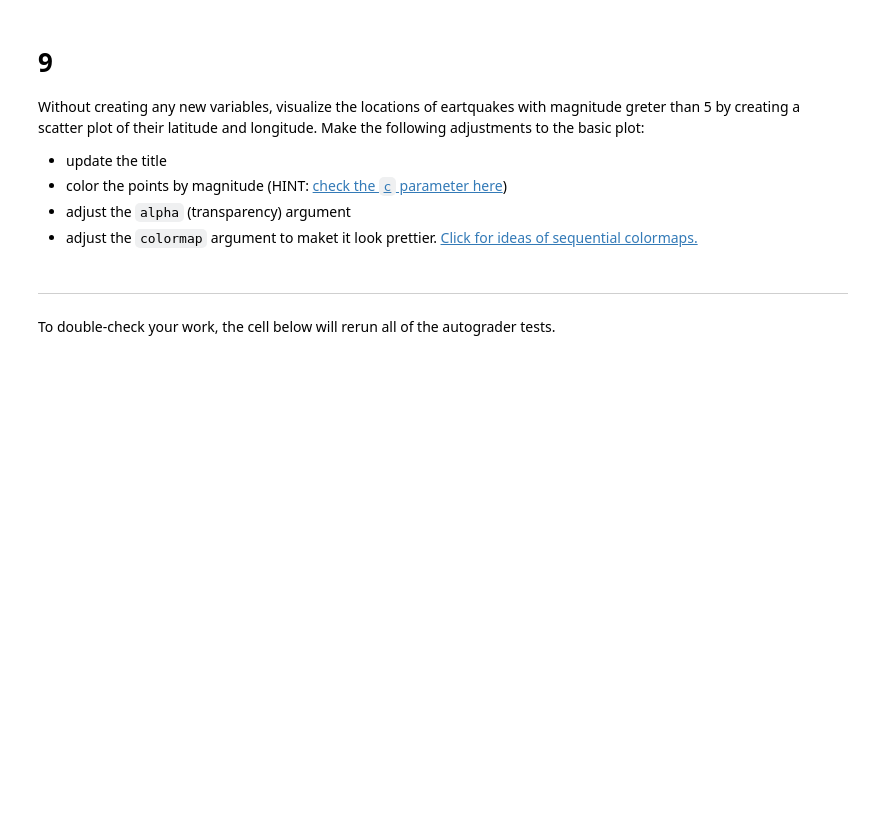
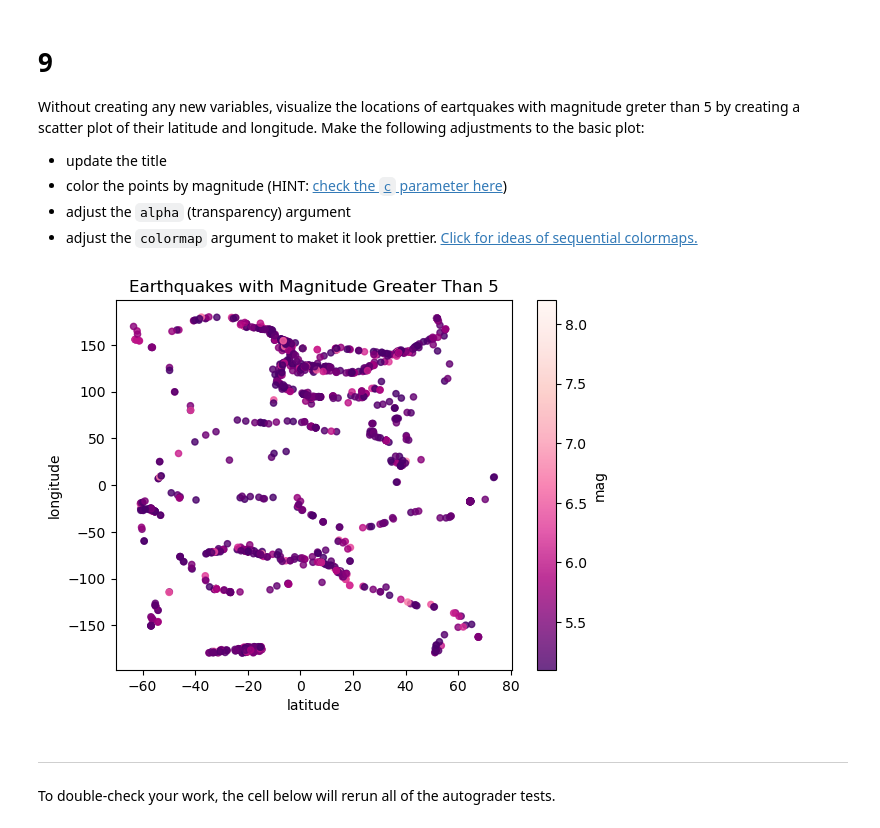
Before and after one commit to karolinasienko/eds220-hwk1, a Jupyter notebook: task3/hwk1-task3-earthquakes.ipynb, the cells around one changed output. Saved outputs shown, nothing was run; the diff lists cells and outputs as text; code cells hidden in the pictures; blank space fills up the shorter version.

```diff
--- a/task3/hwk1-task3-earthquakes.ipynb
+++ b/task3/hwk1-task3-earthquakes.ipynb
@@ -317,6 +294,18 @@ Without creating any new variables, visualize the locations of eartquakes with m
 - color the points by magnitude (HINT: [check the `c` parameter here](https://pandas.pydata.org/pandas-docs/stable/reference/api/pandas.DataFrame.plot.scatter.html))
 - adjust the `alpha` (transparency) argument
 - adjust the `colormap` argument to maket it look prettier. [Click for ideas of sequential colormaps.](https://matplotlib.org/stable/users/explain/colors/colormaps.html)
+# %%
+# Scatter plot of earthquakes with mags greater than 5
+eqk[eqk['mag']>5].plot.scatter(
+    x = 'latitude',
+    y = 'longitude',
+    title = 'Earthquakes with Magnitude Greater Than 5',
+    c = 'mag',             # coloring each point
+    alpha = 0.8,           # adjusting transparency
+    colormap='RdPu_r'      # choosing a colormap
+);
+# %% [output]
+[figure, added]
 # %% [markdown]
 ---
 
```
Also changed, not shown: parts of 14 cells of this notebook, 1 other file.
